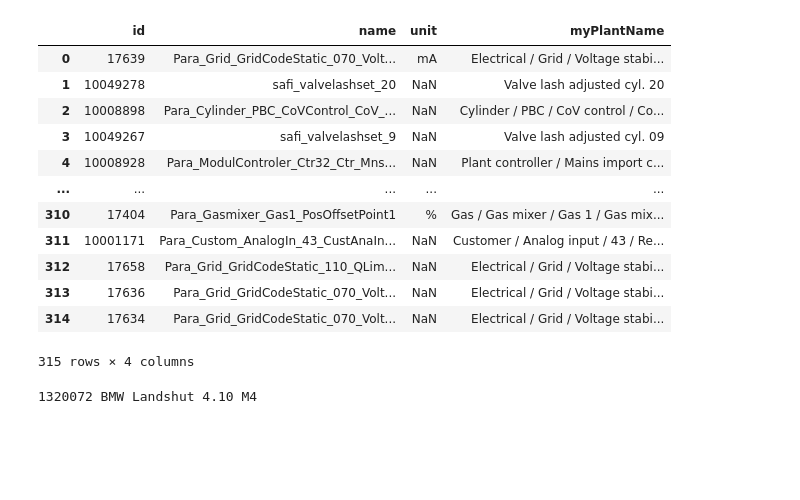
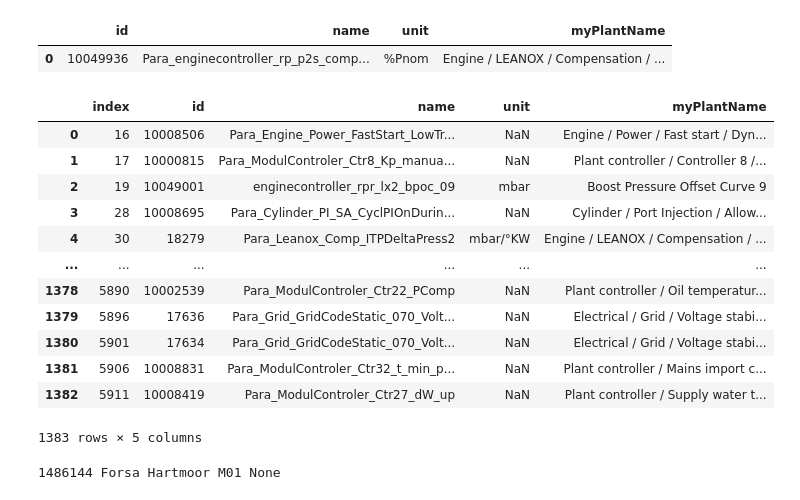
Before and after one commit to dieterch/statemachine, a Jupyter notebook: dataitems.ipynb, the cells around one changed output. Cells and saved outputs as stored; diff of their text form; code cells hidden in the pictures; blank space fills up the shorter version.

```diff
--- a/dataitems.ipynb
+++ b/dataitems.ipynb
@@ -1,34 +1,52 @@
 # %%
 import arrow
 from pprint import pprint as pp
 import dmyplant2
 from dmyplant2 import MyPlant
 #erg = MyPlant.lookup_dataitems(lookup='alar',exclude='Para_')
 #erg = MyPlant.lookup_dataitems(lookup='cyl01',exclude='Para_')
 #erg = MyPlant.lookup_dataitems(lookup='Hyd_',exclude='Para_')
-erg = MyPlant.lookup_dataitems(lookup='Set',exclude='_Para_')
+erg = MyPlant.lookup_dataitems(lookup='rP_P',exclude='_Para_')
 erg
 # %% [output]
 |  | id | name | unit | myPlantName |
-| 0 | 17639 | Para_Grid_GridCodeStatic_070_Volt... | mA | Electrical / Grid / Voltage stabi... |
-| 1 | 10049278 | safi_valvelashset_20 | NaN | Valve lash adjusted cyl. 20 |
-| 2 | 10008898 | Para_Cylinder_PBC_CoVControl_CoV_... | NaN | Cylinder / PBC / CoV control / Co... |
-| 3 | 10049267 | safi_valvelashset_9 | NaN | Valve lash adjusted cyl. 09 |
-| 4 | 10008928 | Para_ModulControler_Ctr32_Ctr_Mns... | NaN | Plant controller / Mains import c... |
-| ... | ... | ... | ... | ... |
-| 310 | 17404 | Para_Gasmixer_Gas1_PosOffsetPoint1 | % | Gas / Gas mixer / Gas 1 / Gas mix... |
-| 311 | 10001171 | Para_Custom_AnalogIn_43_CustAnaIn... | NaN | Customer / Analog input / 43 / Re... |
-| 312 | 17658 | Para_Grid_GridCodeStatic_110_QLim... | NaN | Electrical / Grid / Voltage stabi... |
-| 313 | 17636 | Para_Grid_GridCodeStatic_070_Volt... | NaN | Electrical / Grid / Voltage stabi... |
-| 314 | 17634 | Para_Grid_GridCodeStatic_070_Volt... | NaN | Electrical / Grid / Voltage stabi... |
+| 0 | 10049936 | Para_enginecontroller_rp_p2s_comp... | %Pnom | Engine / LEANOX / Compensation / ... |
-315 rows × 4 columns
+# %%
+
+def do_lookup(lookup):
+    def sfun(x):
+        #return all([ (lookup in str(x['Design Number'])),  (x['OperationalCondition'] != 'Decommissioned') ])
+        return (
+            (str(lookup).upper() in str(x['id']).upper()) or \
+            (str(lookup).upper() in str(x['name']).upper()) or \
+            (str(lookup).upper() in str(x['unit']).upper()) or \
+            (str(lookup).upper() in str(x['myPlantName']).upper()))
+    df = MyPlant.get_dataitems()
+    return df[df.apply(lambda x: sfun(x), axis=1)].reset_index()
+erg = do_lookup('PO')
+erg
+# %% [output]
+|  | index | id | name | unit | myPlantName |
+| 0 | 16 | 10008506 | Para_Engine_Power_FastStart_LowTr... | NaN | Engine / Power / Fast start / Dyn... |
+| 1 | 17 | 10000815 | Para_ModulControler_Ctr8_Kp_manua... | NaN | Plant controller / Controller 8 /... |
+| 2 | 19 | 10049001 | enginecontroller_rpr_lx2_bpoc_09 | mbar | Boost Pressure Offset Curve 9 |
+| 3 | 28 | 10008695 | Para_Cylinder_PI_SA_CyclPIOnDurin... | NaN | Cylinder / Port Injection / Allow... |
+| 4 | 30 | 18279 | Para_Leanox_Comp_ITPDeltaPress2 | mbar/°KW | Engine / LEANOX / Compensation / ... |
+| ... | ... | ... | ... | ... | ... |
+| 1378 | 5890 | 10002539 | Para_ModulControler_Ctr22_PComp | NaN | Plant controller / Oil temperatur... |
+| 1379 | 5896 | 17636 | Para_Grid_GridCodeStatic_070_Volt... | NaN | Electrical / Grid / Voltage stabi... |
+| 1380 | 5901 | 17634 | Para_Grid_GridCodeStatic_070_Volt... | NaN | Electrical / Grid / Voltage stabi... |
+| 1381 | 5906 | 10008831 | Para_ModulControler_Ctr32_t_min_p... | NaN | Plant controller / Mains import c... |
+| 1382 | 5911 | 10008419 | Para_ModulControler_Ctr27_dW_up | NaN | Plant controller / Supply water t... |
+1383 rows × 5 columns
 # %%
 dmyplant2.cred()
-mp = dmyplant2.MyPlant(0)
-e=dmyplant2.Engine.from_sn(mp,1320072)
-print(e)
+mp = dmyplant2.MyPlant(3600)
+#e=dmyplant2.Engine.from_sn(mp,1320072)
+e=dmyplant2.Engine.from_sn(mp,1486144)
+print(e, e['rP_PO_FS'])
 # %% [output]
-1320072 BMW Landshut 4.10 M4
+1486144 Forsa Hartmoor M01 None
 # %%
 e.assess_dataItems(list(erg['name']), arrow.get('2022-01-14 16:23:06'))
 # %% [output]
```
Also changed, not shown: parts of 1 cell of this notebook, 3 other files.
